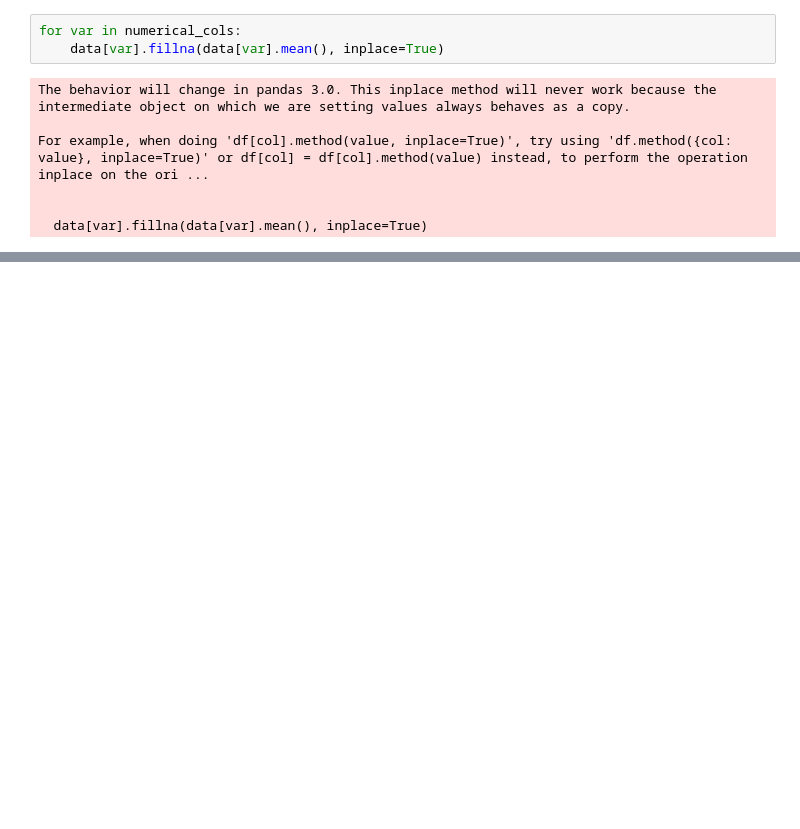
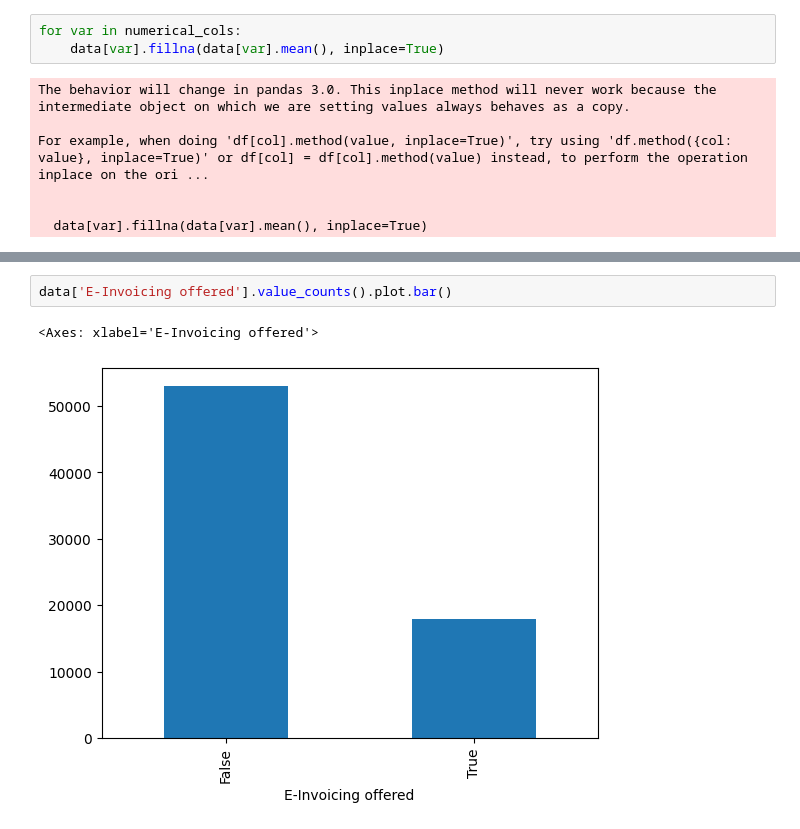
Before and after one commit to Lasya-t07/mini-proj, a Jupyter notebook: main code.ipynb, the cells around one changed output, grey strips where cells are left out. Drawn from its saved outputs; the diff is of its cells as text; blank space fills up the shorter version.

```diff
--- a/main code.ipynb
+++ b/main code.ipynb
@@ -106,0 +124,5 @@ missing_data
+# %%
+data['E-Invoicing offered'].value_counts().plot.bar()
+# %% [output]
+<Axes: xlabel='E-Invoicing offered'>
+[figure, added]
```
Also changed, not shown: parts of 13 cells of this notebook.
